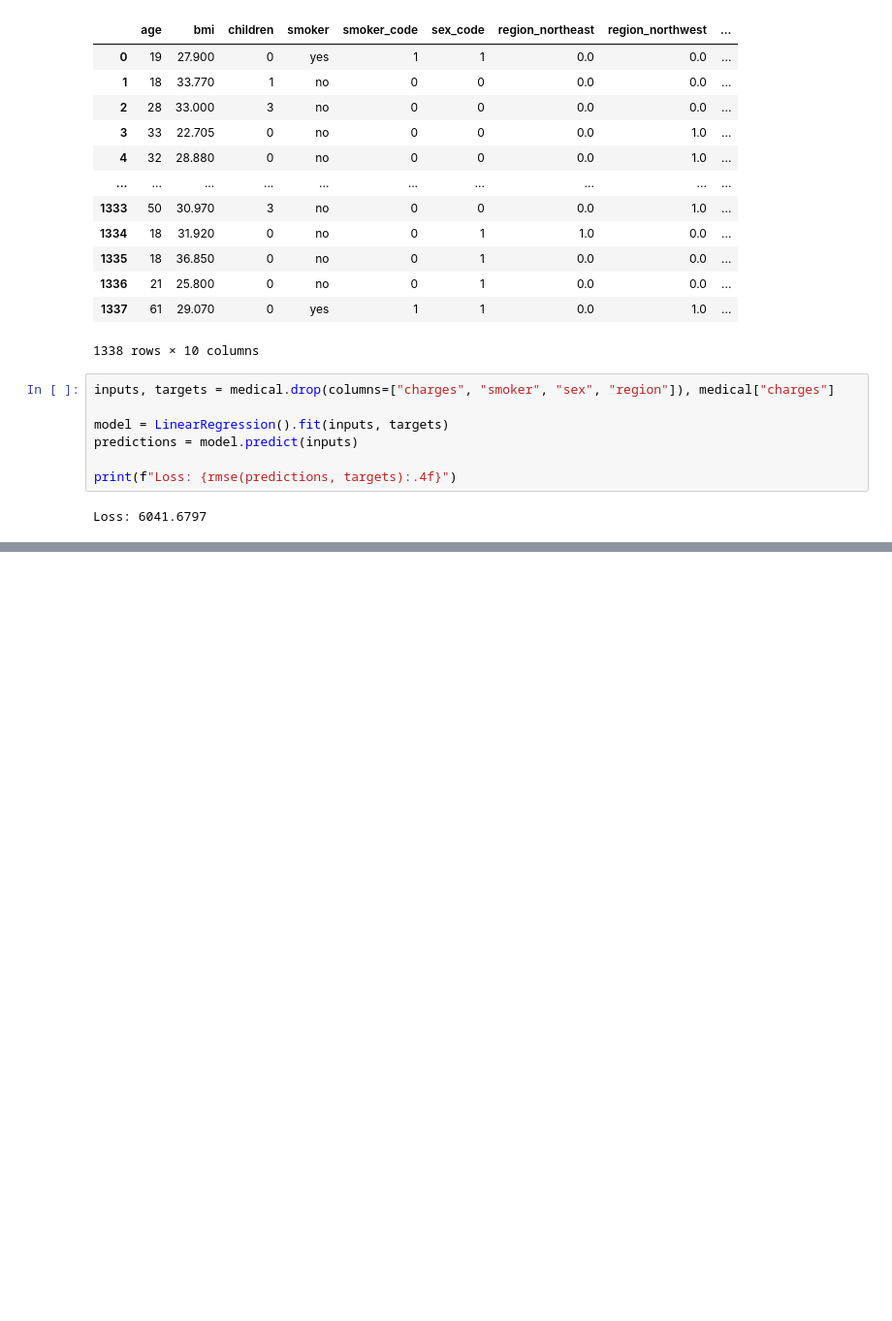
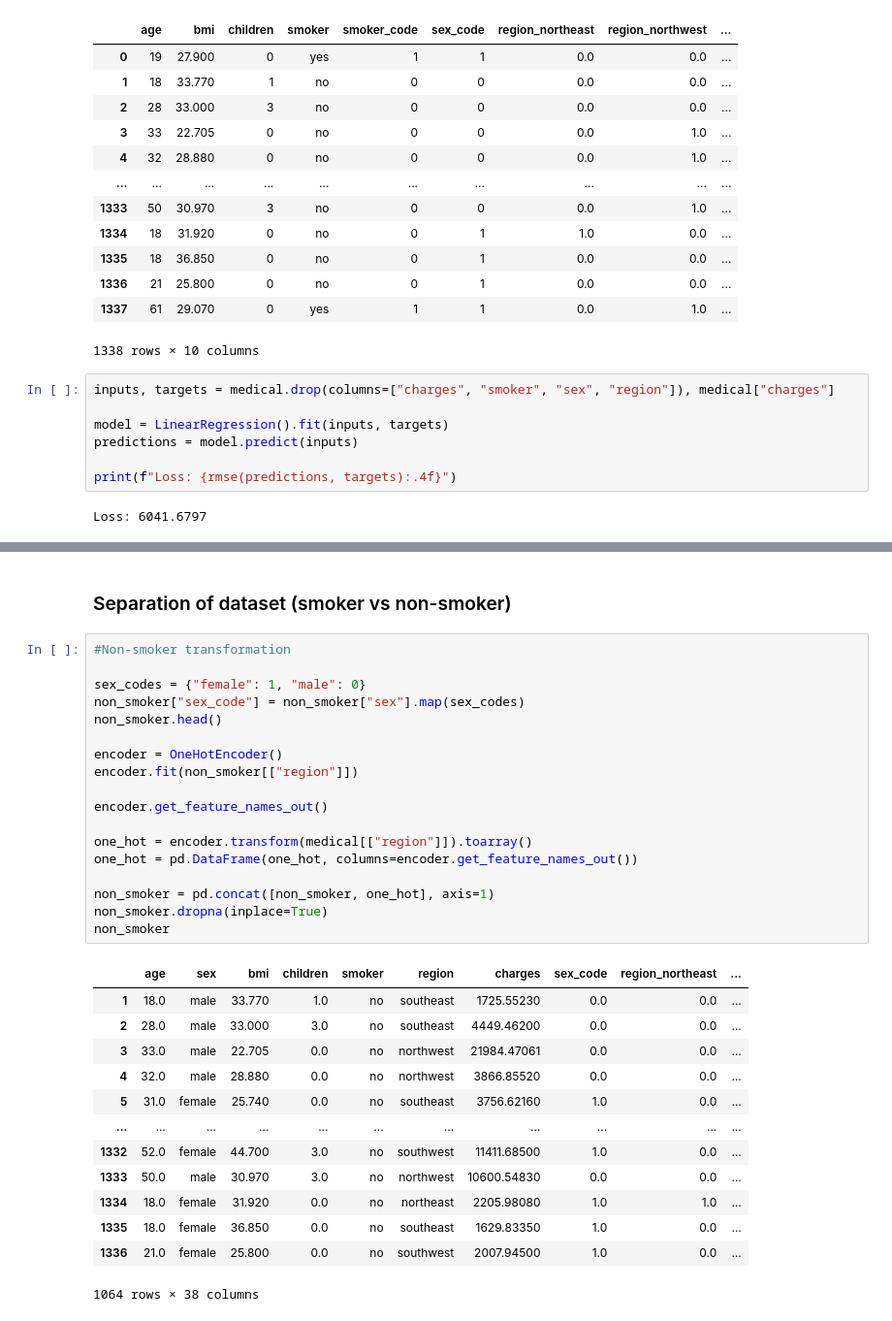
Before and after one commit to TheKryptonium/Machine-Learning-Journey, a Jupyter notebook: ML Algorithms and Scikit-learn/ML with Python and Scikit-Learn.ipynb, the cells around one changed output, grey strips where cells are left out. Shown at 97% size. Cells and saved outputs as stored; diff of their text form; blank space fills up the shorter version.

Commit message:
Dataset separation

```diff
--- a/ML Algorithms and Scikit-learn/ML with Python and Scikit-Learn.ipynb
+++ b/ML Algorithms and Scikit-learn/ML with Python and Scikit-Learn.ipynb
@@ -444,0 +452,34 @@ An improvement of 14 in the RMSE
+# %% [markdown]
+### Separation of dataset (smoker vs non-smoker)
+# %%
+#Non-smoker transformation
+
+sex_codes = {"female": 1, "male": 0}
+non_smoker["sex_code"] = non_smoker["sex"].map(sex_codes)
+non_smoker.head()
+
+encoder = OneHotEncoder()
+encoder.fit(non_smoker[["region"]])
+
+encoder.get_feature_names_out()
+
+one_hot = encoder.transform(medical[["region"]]).toarray()
+one_hot = pd.DataFrame(one_hot, columns=encoder.get_feature_names_out())
+
+non_smoker = pd.concat([non_smoker, one_hot], axis=1)
+non_smoker.dropna(inplace=True)
+non_smoker
+# %% [output]
+|  | age | sex | bmi | children | smoker | region | charges | sex_code | region_northeast | ... |
+| 1 | 18.0 | male | 33.770 | 1.0 | no | southeast | 1725.55230 | 0.0 | 0.0 | ... |
+| 2 | 28.0 | male | 33.000 | 3.0 | no | southeast | 4449.46200 | 0.0 | 0.0 | ... |
+| 3 | 33.0 | male | 22.705 | 0.0 | no | northwest | 21984.47061 | 0.0 | 0.0 | ... |
+| 4 | 32.0 | male | 28.880 | 0.0 | no | northwest | 3866.85520 | 0.0 | 0.0 | ... |
+| 5 | 31.0 | female | 25.740 | 0.0 | no | southeast | 3756.62160 | 1.0 | 0.0 | ... |
+| ... | ... | ... | ... | ... | ... | ... | ... | ... | ... | ... |
+| 1332 | 52.0 | female | 44.700 | 3.0 | no | southwest | 11411.68500 | 1.0 | 0.0 | ... |
+| 1333 | 50.0 | male | 30.970 | 3.0 | no | northwest | 10600.54830 | 0.0 | 0.0 | ... |
+| 1334 | 18.0 | female | 31.920 | 0.0 | no | northeast | 2205.98080 | 1.0 | 1.0 | ... |
+| 1335 | 18.0 | female | 36.850 | 0.0 | no | southeast | 1629.83350 | 1.0 | 0.0 | ... |
+| 1336 | 21.0 | female | 25.800 | 0.0 | no | southwest | 2007.94500 | 1.0 | 0.0 | ... |
+1064 rows × 38 columns
```
Also changed, not shown: parts of 7 cells of this notebook.
